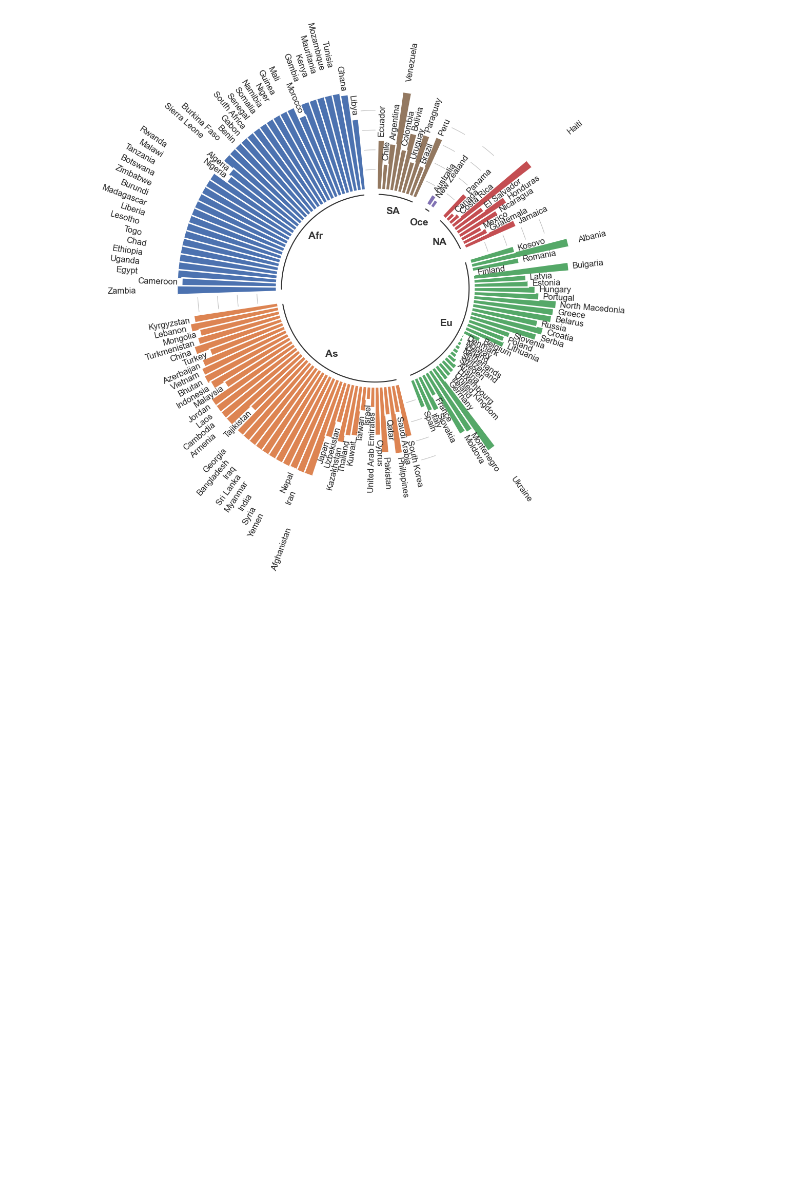
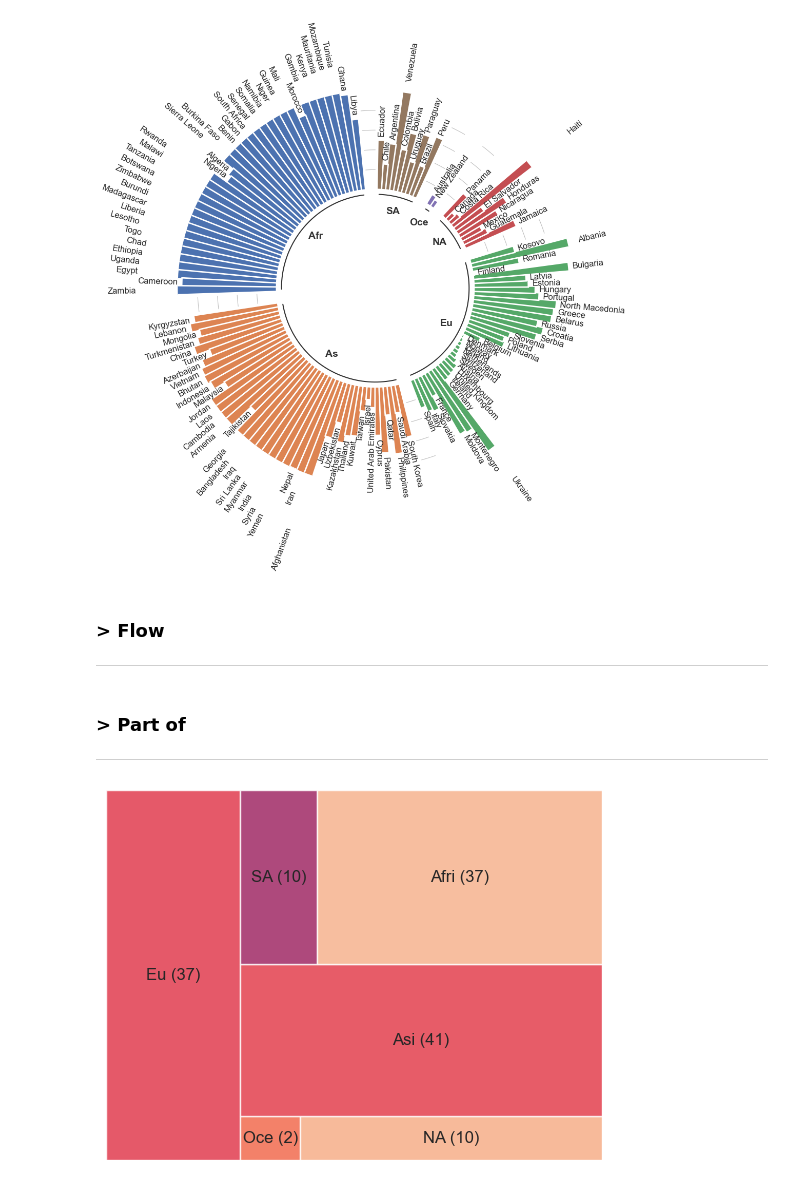
Before and after one commit to Yann-Fournier/Analyse_et_Exploration_de_donn-es-B3, a Jupyter notebook: DM/Happiness.ipynb, the cells around one changed output. Cells and saved outputs as stored; diff of their text form; code cells hidden in the pictures; blank space fills up the shorter version.

```diff
--- a/DM/Happiness.ipynb
+++ b/DM/Happiness.ipynb
@@ -163,0 +194,21 @@ print(WorldMap)
+# %%
+# Creation d'un df avec le nombre de pays par continent
+df_nbr_pays_pas_continent = pd.DataFrame({
+    'nbr_pays_pas_continent':[
+        df_region_sans_nan[df_region_sans_nan['Continent'] == 'Europe'].shape[0],
+        df_region_sans_nan[df_region_sans_nan['Continent'] == 'Oceania'].shape[0],
+        df_region_sans_nan[df_region_sans_nan['Continent'] == 'North America'].shape[0],
+        df_region_sans_nan[df_region_sans_nan['Continent'] == 'Asia'].shape[0],
+        df_region_sans_nan[df_region_sans_nan['Continent'] == 'South America'].shape[0],
+        df_region_sans_nan[df_region_sans_nan['Continent'] == 'Africa'].shape[0]
+    ],
+    'Continent':[
+        'Eu' + ' (' + str(df_region_sans_nan[df_region_sans_nan['Continent'] == 'Europe'].shape[0]) + ')',
+        'Oce' + ' (' + str(df_region_sans_nan[df_region_sans_nan['Continent'] == 'Oceania'].shape[0]) + ')',
+        'NA' + ' (' + str(df_region_sans_nan[df_region_sans_nan['Continent'] == 'North America'].shape[0]) + ')',
+        'Asi' + ' (' + str(df_region_sans_nan[df_region_sans_nan['Continent'] == 'Asia'].shape[0]) + ')',
+        'SA' + ' (' + str(df_region_sans_nan[df_region_sans_nan['Continent'] == 'South America'].shape[0]) + ')',
+        'Afri' + ' (' + str(df_region_sans_nan[df_region_sans_nan['Continent'] == 'Africa'].shape[0]) + ')'
+    ]
+})
+print(df_nbr_pays_pas_continent)
@@ -466,3 +529,6 @@ for group, size in zip(["Afr", "As", "Eu", "NA", "Oce", "SA"], GROUPS_SIZE):
     offset += size + PAD
 # %% [output]
 [figure]
+# %% [markdown]
+### > Flow
+---
@@ -468,0 +602,10 @@ for group, size in zip(["Afr", "As", "Eu", "NA", "Oce", "SA"], GROUPS_SIZE):
+# %% [markdown]
+### > Part of
+---
+# %%
+# TreeMap du nombre de pays par continent
+squarify.plot(sizes=df_nbr_pays_pas_continent['nbr_pays_pas_continent'], label=df_nbr_pays_pas_continent['Continent'], alpha=.8 )
+plt.axis('off')
+plt.show()
+# %% [output]
+[figure, added]
```
Also changed, not shown: parts of 9 cells of this notebook, 2 other files.
